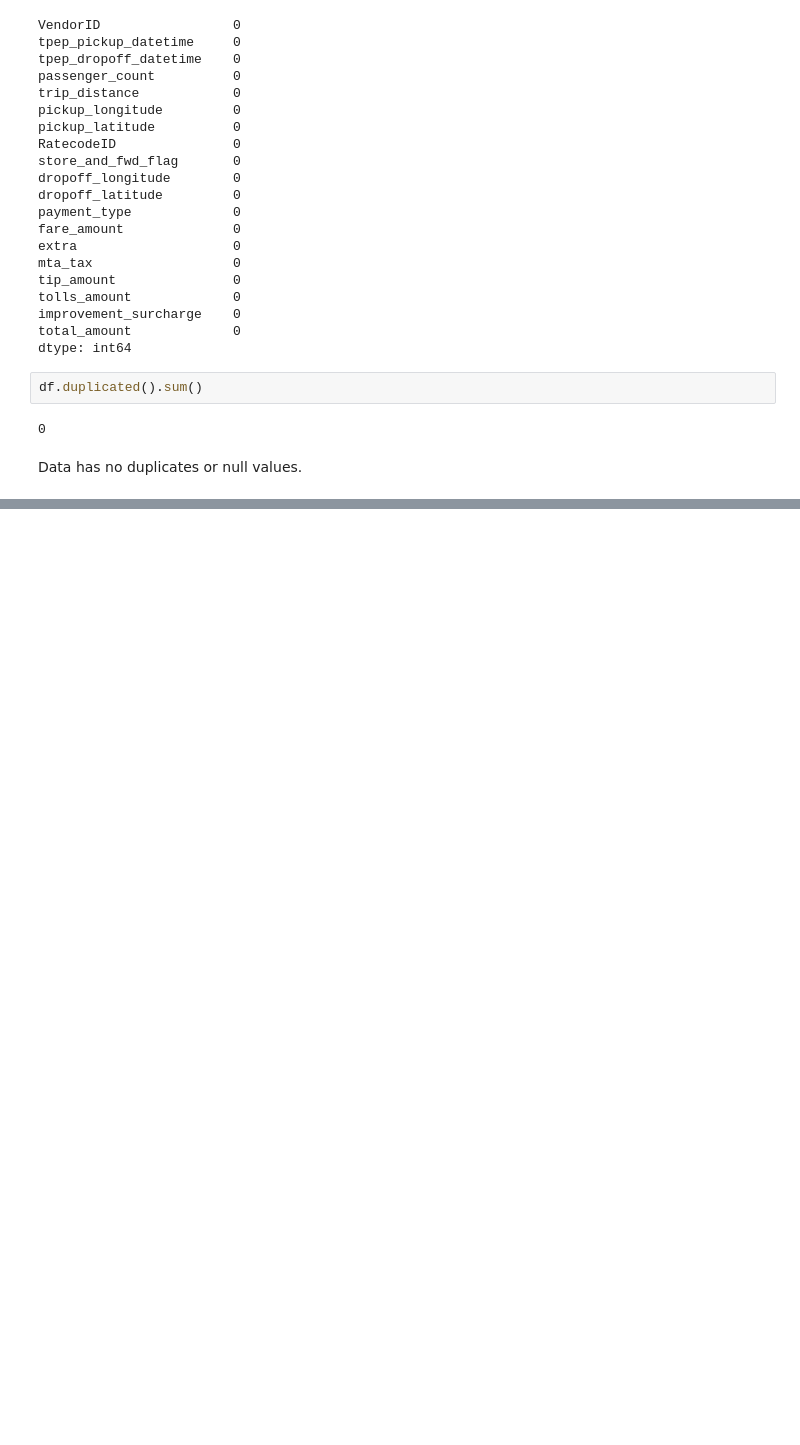
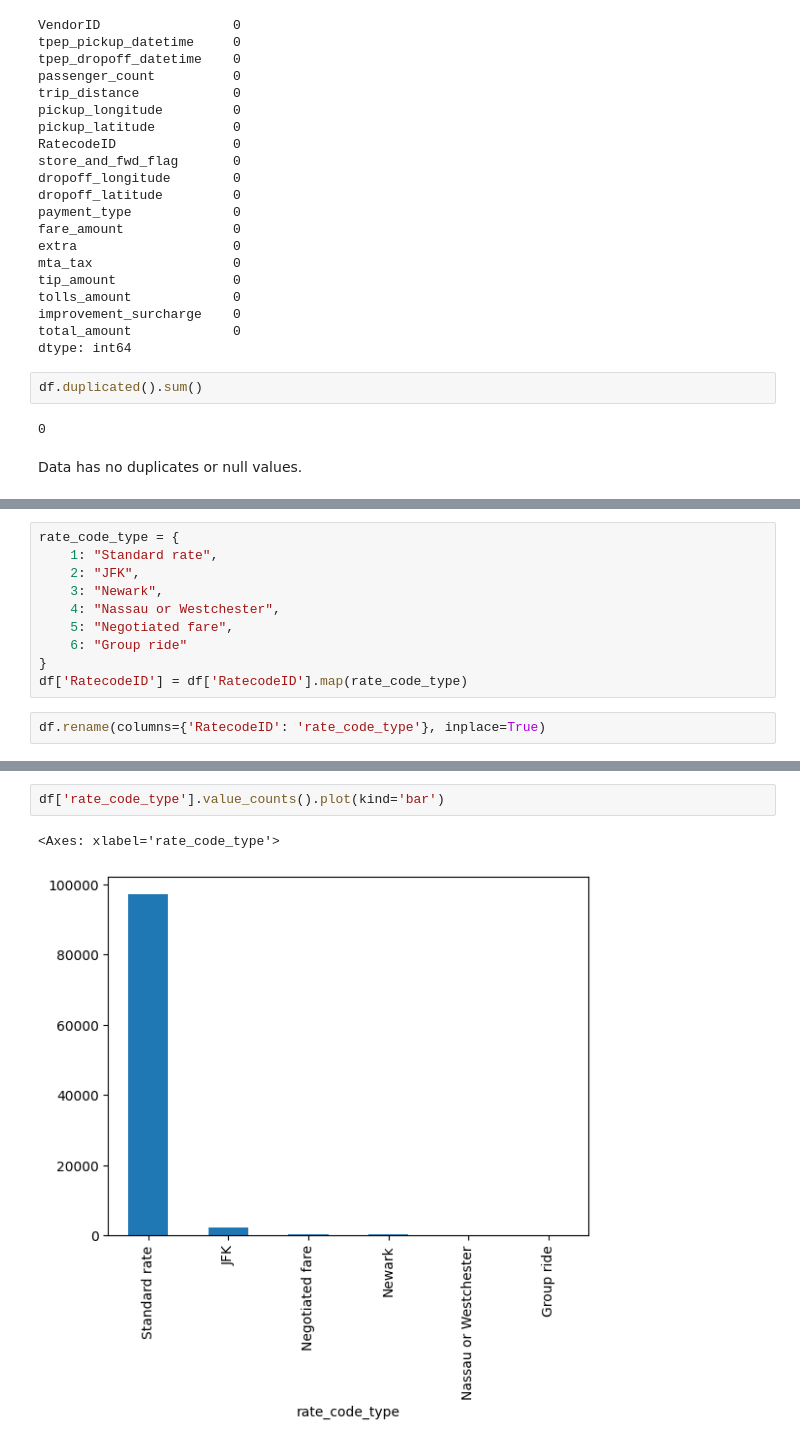
Before and after one commit to VastavTailwal/uber-data-analysis, a Jupyter notebook: uber_data_analysis.ipynb, the cells around one changed output, grey strips where cells are left out. Cells and saved outputs as stored; diff of their text form; blank space fills up the shorter version.

```diff
--- a/uber_data_analysis.ipynb
+++ b/uber_data_analysis.ipynb
@@ -88,0 +154,12 @@ Data has no duplicates or null values.
+# %%
+rate_code_type = {
+    1: "Standard rate",
+    2: "JFK",
+    3: "Newark",
+    4: "Nassau or Westchester",
+    5: "Negotiated fare",
+    6: "Group ride"
+}
+df['RatecodeID'] = df['RatecodeID'].map(rate_code_type)
+# %%
+df.rename(columns={'RatecodeID': 'rate_code_type'}, inplace=True)
@@ -88,0 +177,5 @@ Data has no duplicates or null values.
+# %%
+df['rate_code_type'].value_counts().plot(kind='bar')
+# %% [output]
+<Axes: xlabel='rate_code_type'>
+[figure, added]
```
Also changed, not shown: parts of 61 cells of this notebook, 1 other file.
